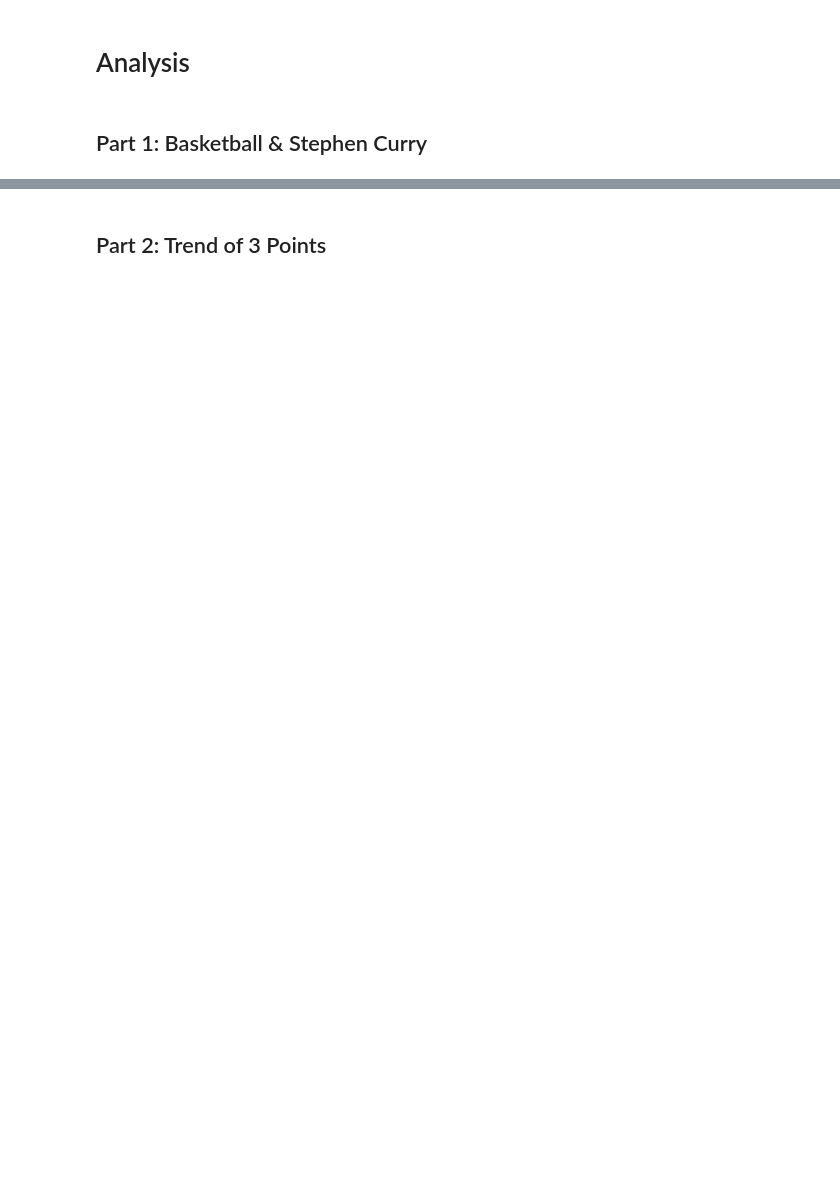
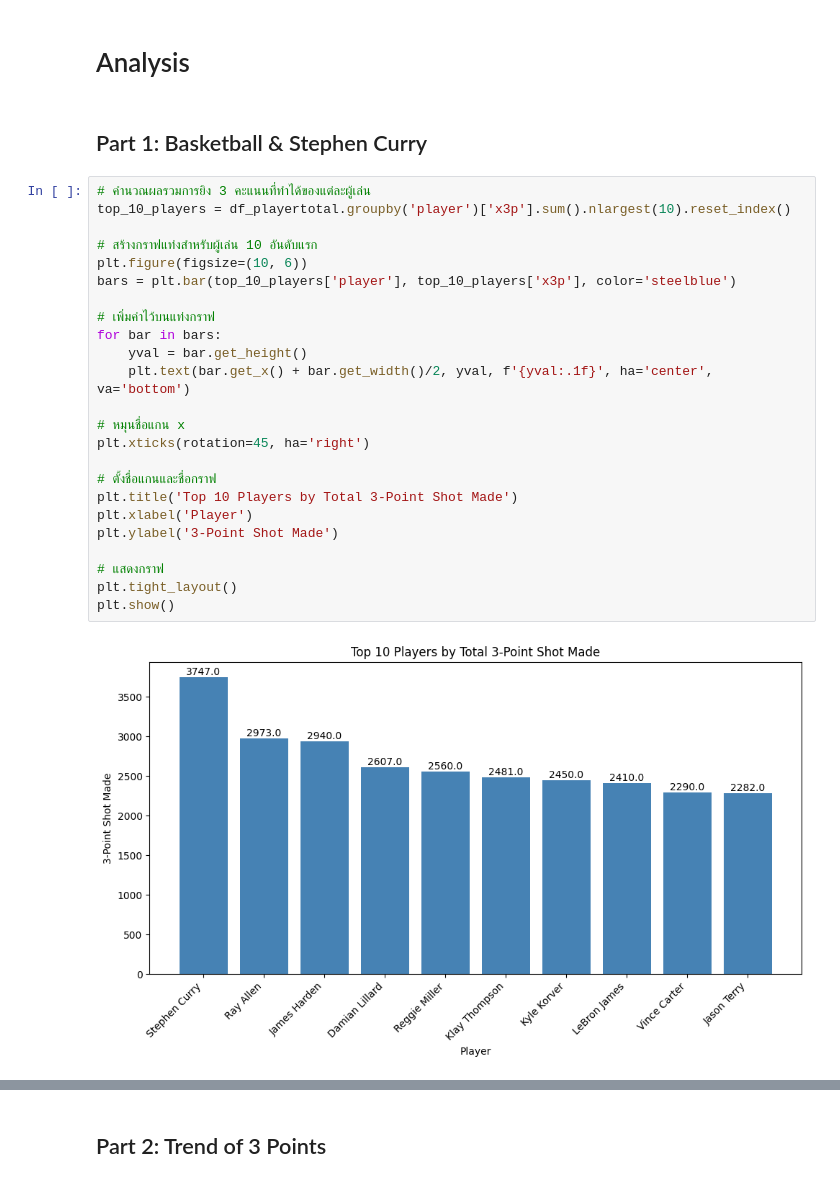
Before and after one commit to ThiwakornC/Spotter-NBA, a Jupyter notebook: Spotter_NBAStats_Main.ipynb, the cells around one changed output, grey strips where cells are left out. Cells and saved outputs as stored; diff of their text form; blank space fills up the shorter version.

```diff
--- a/Spotter_NBAStats_Main.ipynb
+++ b/Spotter_NBAStats_Main.ipynb
@@ -86,3 +101,29 @@ memory usage: 5.8+ MB
 # Analysis
 # %% [markdown]
 ## Part 1: Basketball & Stephen Curry
+# %%
+# คำนวณผลรวมการยิง 3 คะแนนที่ทำได้ของแต่ละผู้เล่น
+top_10_players = df_playertotal.groupby('player')['x3p'].sum().nlargest(10).reset_index()
+
+# สร้างกราฟแท่งสำหรับผู้เล่น 10 อันดับแรก
+plt.figure(figsize=(10, 6))
+bars = plt.bar(top_10_players['player'], top_10_players['x3p'], color='steelblue')
+
+# เพิ่มค่าไว้บนแท่งกราฟ
+for bar in bars:
+    yval = bar.get_height()
+    plt.text(bar.get_x() + bar.get_width()/2, yval, f'{yval:.1f}', ha='center', va='bottom')
+
+# หมุนชื่อแกน x
+plt.xticks(rotation=45, ha='right')
+
+# ตั้งชื่อแกนและชื่อกราฟ
+plt.title('Top 10 Players by Total 3-Point Shot Made')
+plt.xlabel('Player')
+plt.ylabel('3-Point Shot Made')
+
+# แสดงกราฟ
+plt.tight_layout()
+plt.show()
+# %% [output]
+[figure, added]
```
Also changed, not shown: parts of 31 cells of this notebook.
